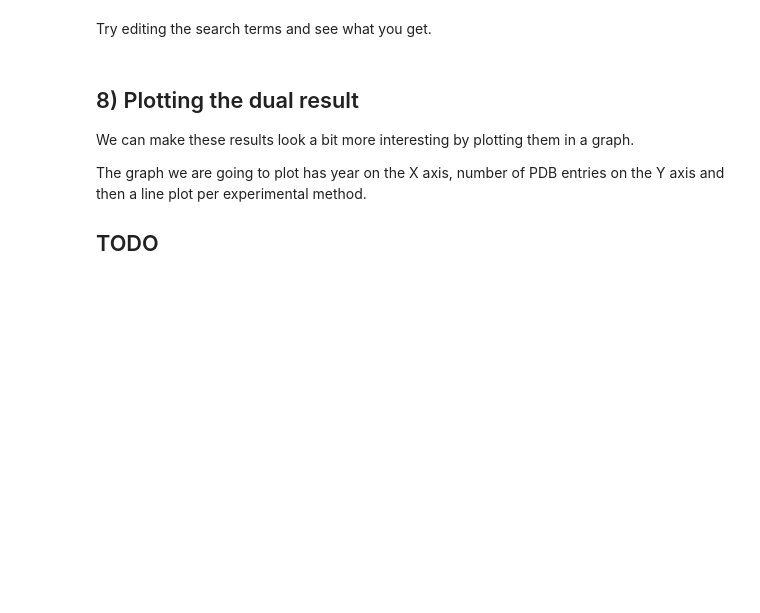
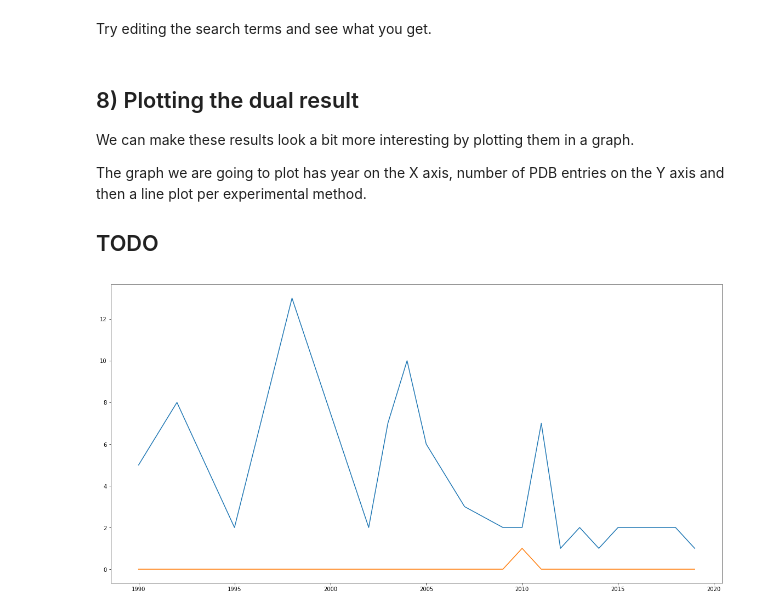
Before and after one commit to PDBeurope/pdbe-api-training, a Jupyter notebook: API workshop #6 - PDB search.ipynb, the cells around one changed output. Drawn from its saved outputs; the diff is of its cells as text; code cells hidden in the pictures; blank space fills up the shorter version.

```diff
--- a/API workshop #6 - PDB search.ipynb
+++ b/API workshop #6 - PDB search.ipynb
@@ -288,6 +356,26 @@ def count_dual_results(result):
         for term2 in result.get(term1):
             print('{}, {}: {} entries'.format(term1, term2, len(result.get(term1).get(term2))))
 
+def reformat_for_multi_graph(ret):
+    return_dict = {}
+    term1_list = sorted(ret.keys())
+    term2_dict = {}
+    for key in ret:
+        term2_keys = ret[key].keys()
+        for term2 in term2_keys:
+            term2_dict[term2] = [0] * len(term1_list)
+    print(term1_list)
+    print(term2_dict)
+
+    for position, key in enumerate(ret):
+        for term2 in term2_dict:
+            term2_dict[term2][position] = len(ret[key].get(term2, []))
+    print(term2_dict)
+
+    return_dict['x_axis'] = term1_list
+    return_dict['y_axes'] = term2_dict
+    return return_dict
+
 ret = dual_result_counter(results, term1='release_year', term2='experimental_method')
-pprint(ret)
-count_dual_result(ret)
+#pprint(ret)
+plot_dict = reformat_for_multi_graph(ret)
@@ -314,0 +423,14 @@ plt.figure(figsize=(20,10))
+# %%
+def plot_multi_line(input_dict):
+    x_axis = input_dict['x_axis']
+    y_axes = input_dict['y_axes']
+
+    plt.figure(figsize=(20,10))
+
+
+    for y in y_axes:
+        plt.plot(x_axis, y_axes[y])
+    plt.show()
+plot_multi_line(plot_dict)
+# %% [output]
+[figure, added]
```
Also changed, not shown: parts of 19 cells of this notebook.
